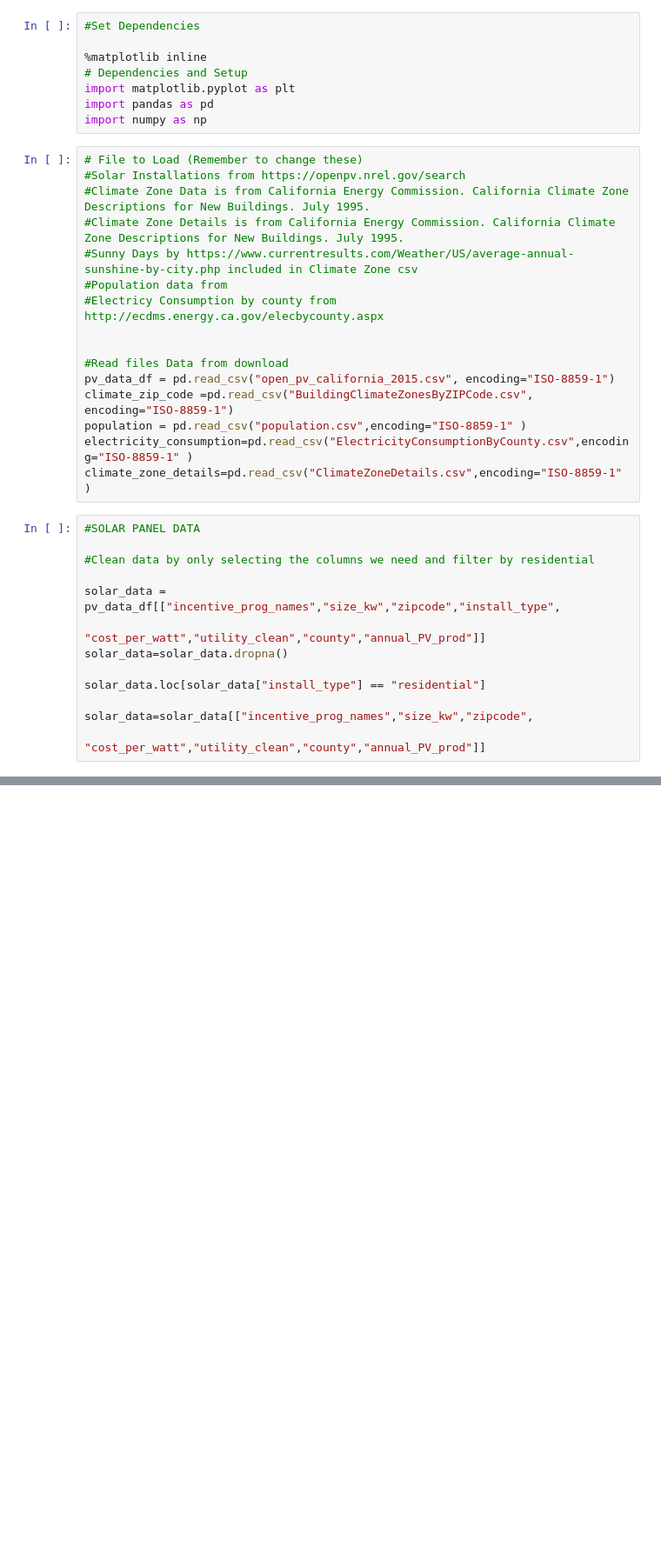
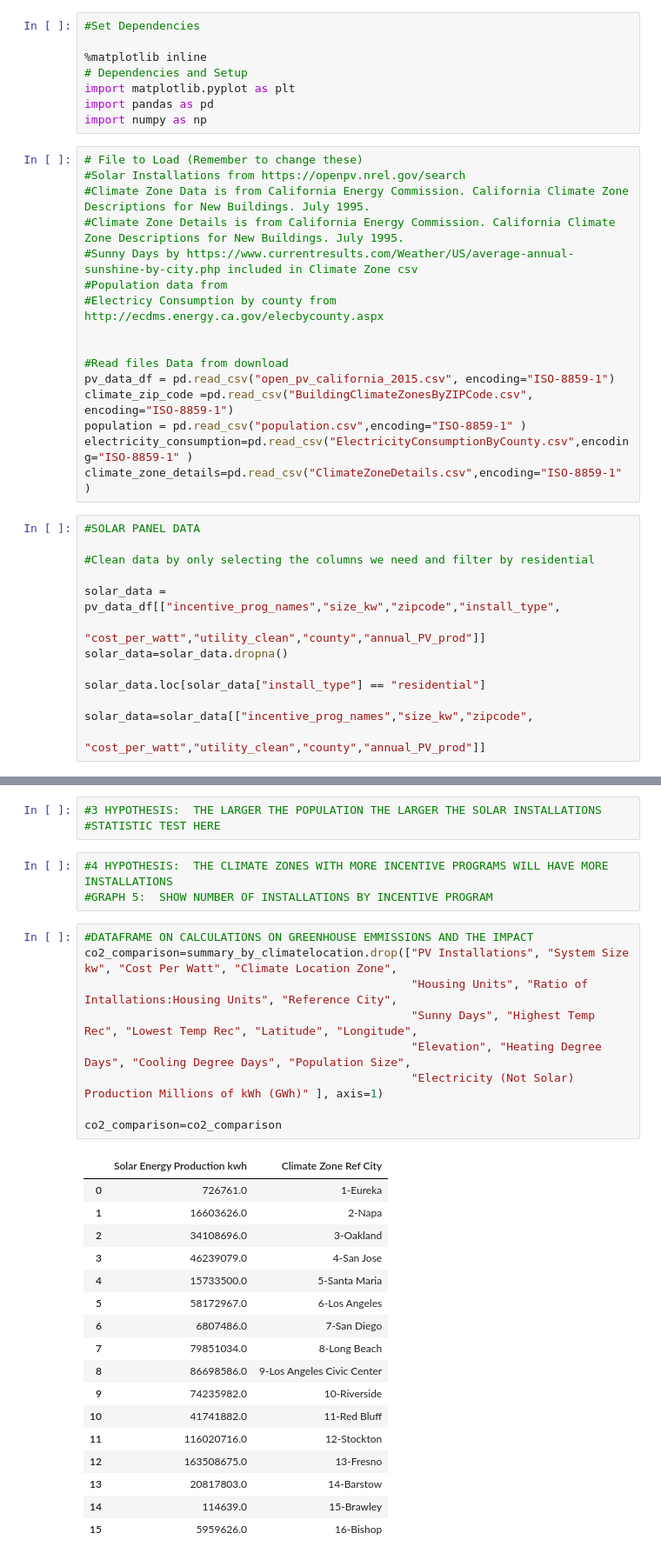
Before and after one commit to dylanmkaiser/Project1, a Jupyter notebook: open_pv_california_2015-V2.ipynb, the cells around one changed output, grey strips where cells are left out. Shown at 87% size. Cells and saved outputs as stored; diff of their text form; blank space fills up the shorter version.

```diff
--- a/open_pv_california_2015-V2.ipynb
+++ b/open_pv_california_2015-V2.ipynb
@@ -126,0 +176,33 @@ climate_zone_details=
+# %%
+#3 HYPOTHESIS:  THE LARGER THE POPULATION THE LARGER THE SOLAR INSTALLATIONS
+#STATISTIC TEST HERE
+# %%
+#4 HYPOTHESIS:  THE CLIMATE ZONES WITH MORE INCENTIVE PROGRAMS WILL HAVE MORE INSTALLATIONS
+#GRAPH 5:  SHOW NUMBER OF INSTALLATIONS BY INCENTIVE PROGRAM
+# %%
+#DATAFRAME ON CALCULATIONS ON GREENHOUSE EMMISSIONS AND THE IMPACT
+co2_comparison=summary_by_climatelocation.drop(["PV Installations", "System Size kw", "Cost Per Watt", "Climate Location Zone",
+                                                "Housing Units", "Ratio of Intallations:Housing Units", "Reference City",
+                                                "Sunny Days", "Highest Temp Rec", "Lowest Temp Rec", "Latitude", "Longitude",
+                                                "Elevation", "Heating Degree Days", "Cooling Degree Days", "Population Size",
+                                                "Electricity (Not Solar) Production Millions of kWh (GWh)" ], axis=1)
+
+co2_comparison=co2_comparison
+# %% [output]
+|  | Solar Energy Production kwh | Climate Zone Ref City |
+| 0 | 726761.0 | 1-Eureka |
+| 1 | 16603626.0 | 2-Napa |
+| 2 | 34108696.0 | 3-Oakland |
+| 3 | 46239079.0 | 4-San Jose |
+| 4 | 15733500.0 | 5-Santa Maria |
+| 5 | 58172967.0 | 6-Los Angeles |
+| 6 | 6807486.0 | 7-San Diego |
+| 7 | 79851034.0 | 8-Long Beach |
+| 8 | 86698586.0 | 9-Los Angeles Civic Center |
+| 9 | 74235982.0 | 10-Riverside |
+| 10 | 41741882.0 | 11-Red Bluff |
+| 11 | 116020716.0 | 12-Stockton |
+| 12 | 163508675.0 | 13-Fresno |
+| 13 | 20817803.0 | 14-Barstow |
+| 14 | 114639.0 | 15-Brawley |
+| 15 | 5959626.0 | 16-Bishop |
```
Also changed, not shown: parts of 7 cells of this notebook.
